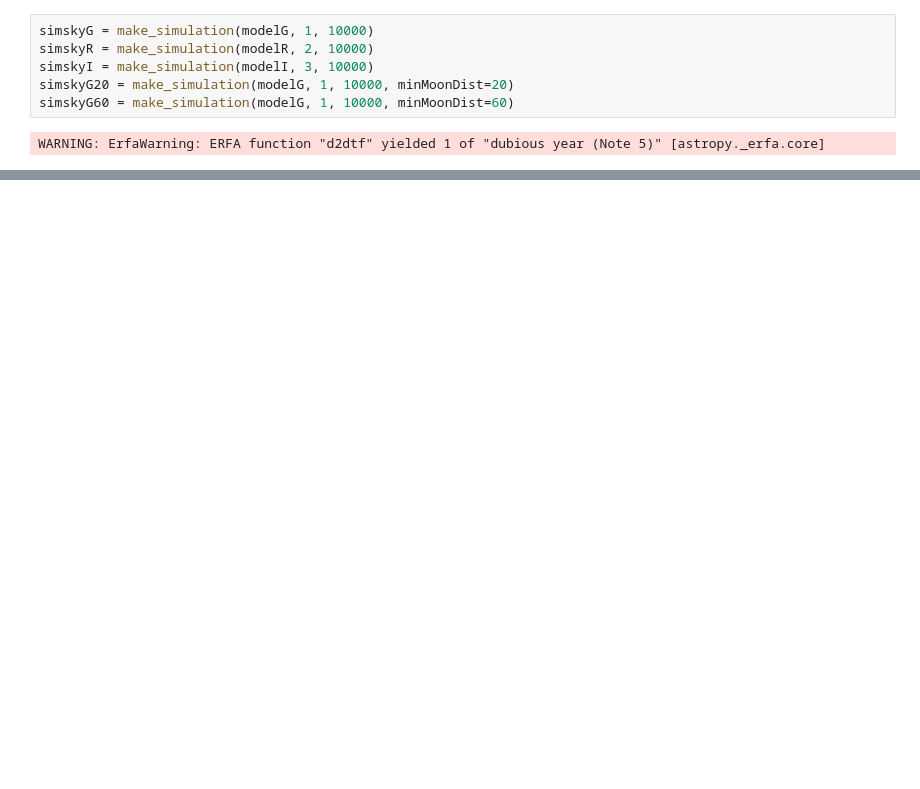
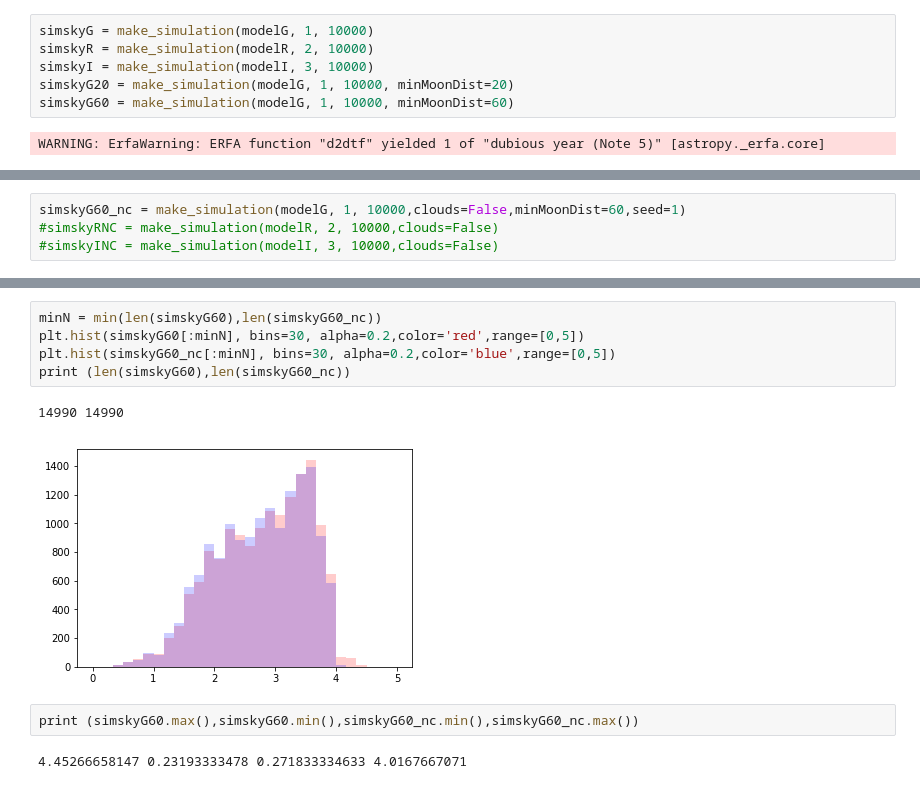
Before and after one commit to segasai/mynotebooks, a Jupyter notebook: desi_sky/DESI sky.ipynb, the cells around one changed output, grey strips where cells are left out. Saved outputs shown, nothing was run; the diff lists cells and outputs as text; blank space fills up the shorter version.

```diff
--- a/desi_sky/DESI sky.ipynb
+++ b/desi_sky/DESI sky.ipynb
@@ -226,0 +251,4 @@ plt.legend()
+# %%
+simskyG60_nc = make_simulation(modelG, 1, 10000,clouds=False,minMoonDist=60,seed=1)
+#simskyRNC = make_simulation(modelR, 2, 10000,clouds=False)
+#simskyINC = make_simulation(modelI, 3, 10000,clouds=False)
@@ -226,0 +257,12 @@ plt.legend()
+# %%
+minN = min(len(simskyG60),len(simskyG60_nc))
+plt.hist(simskyG60[:minN], bins=30, alpha=0.2,color='red',range=[0,5])
+plt.hist(simskyG60_nc[:minN], bins=30, alpha=0.2,color='blue',range=[0,5])
+print (len(simskyG60),len(simskyG60_nc))
+# %% [output]
+14990 14990
+[figure, added]
+# %%
+print (simskyG60.max(),simskyG60.min(),simskyG60_nc.min(),simskyG60_nc.max())
+# %% [output]
+4.45266658147 0.23193333478 0.271833334633 4.0167667071
```
Also changed, not shown: parts of 11 cells of this notebook.
